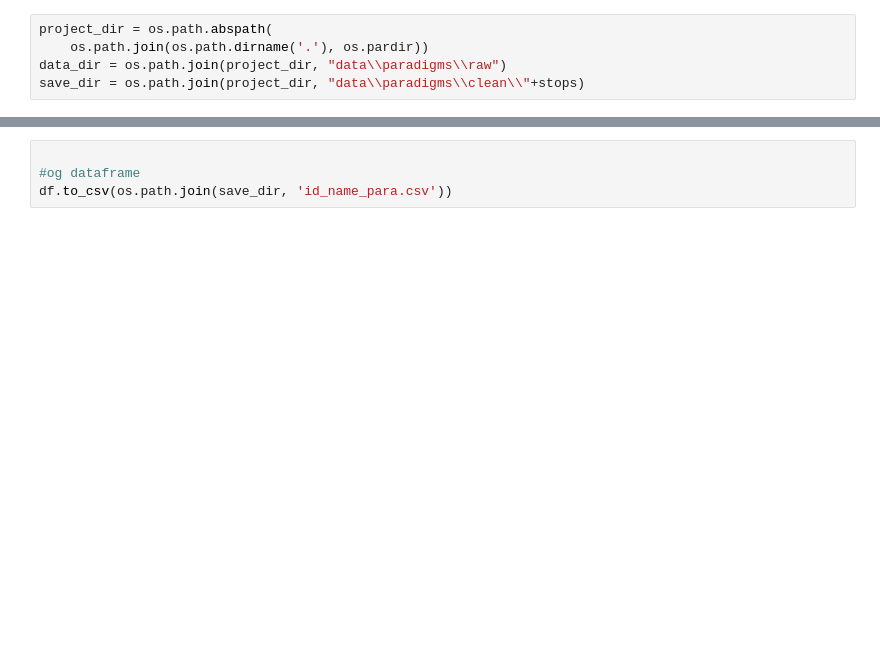
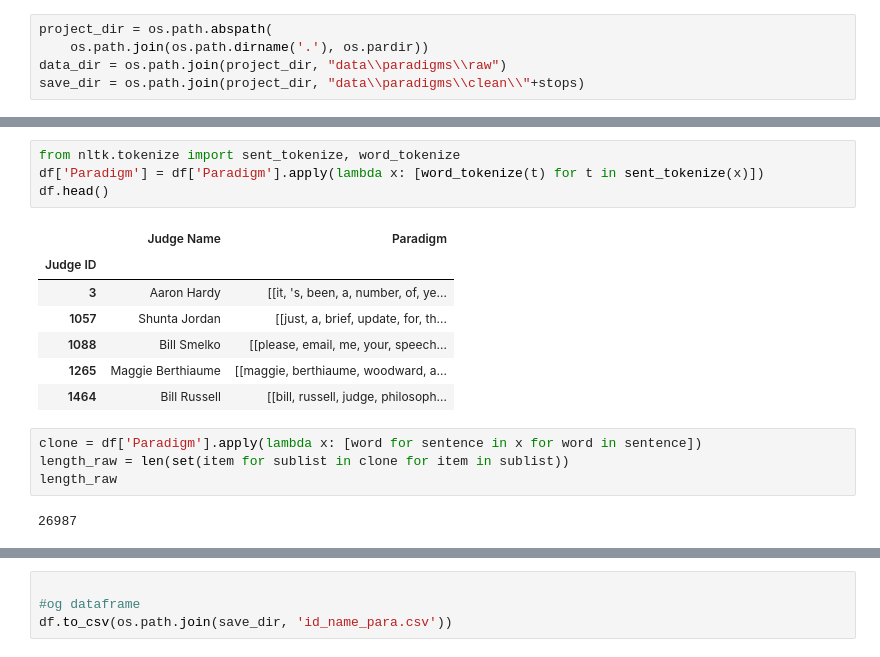
Before and after one commit to rakoort99/TBIP_testing, a Jupyter notebook: setup/paradigm_to_bag_of_words.ipynb, the cells around one changed output, grey strips where cells are left out. Cells and saved outputs as stored; diff of their text form; blank space fills up the shorter version.

```diff
--- a/setup/paradigm_to_bag_of_words.ipynb
+++ b/setup/paradigm_to_bag_of_words.ipynb
@@ -71,0 +76,18 @@ df.head()
+# %%
+from nltk.tokenize import sent_tokenize, word_tokenize
+df['Paradigm'] = df['Paradigm'].apply(lambda x: [word_tokenize(t) for t in sent_tokenize(x)])
+df.head()
+# %% [output]
+|  | Judge Name | Paradigm |
+| Judge ID |  |  |
+| 3 | Aaron Hardy | [[it, 's, been, a, number, of, ye... |
+| 1057 | Shunta Jordan | [[just, a, brief, update, for, th... |
+| 1088 | Bill Smelko | [[please, email, me, your, speech... |
+| 1265 | Maggie Berthiaume | [[maggie, berthiaume, woodward, a... |
+| 1464 | Bill Russell | [[bill, russell, judge, philosoph... |
+# %%
+clone = df['Paradigm'].apply(lambda x: [word for sentence in x for word in sentence])
+length_raw = len(set(item for sublist in clone for item in sublist))
+length_raw
+# %% [output]
+26987
```
Also changed, not shown: parts of 36 cells of this notebook, 28 other files.
